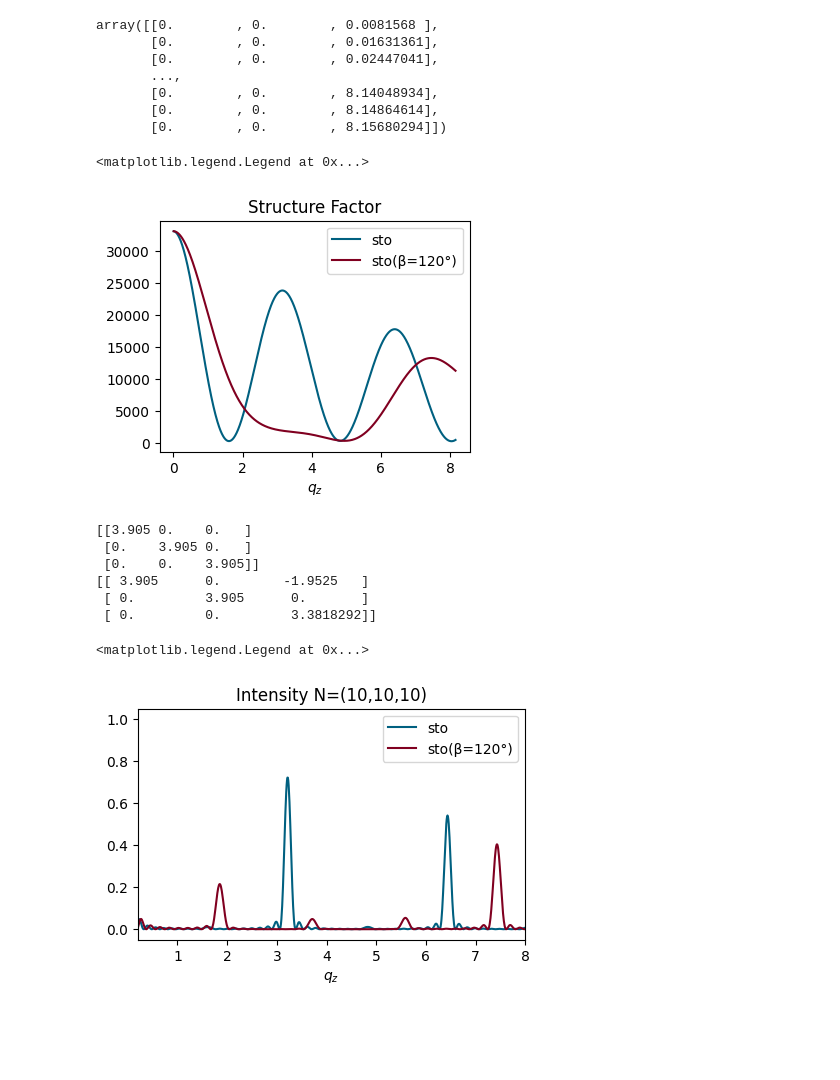
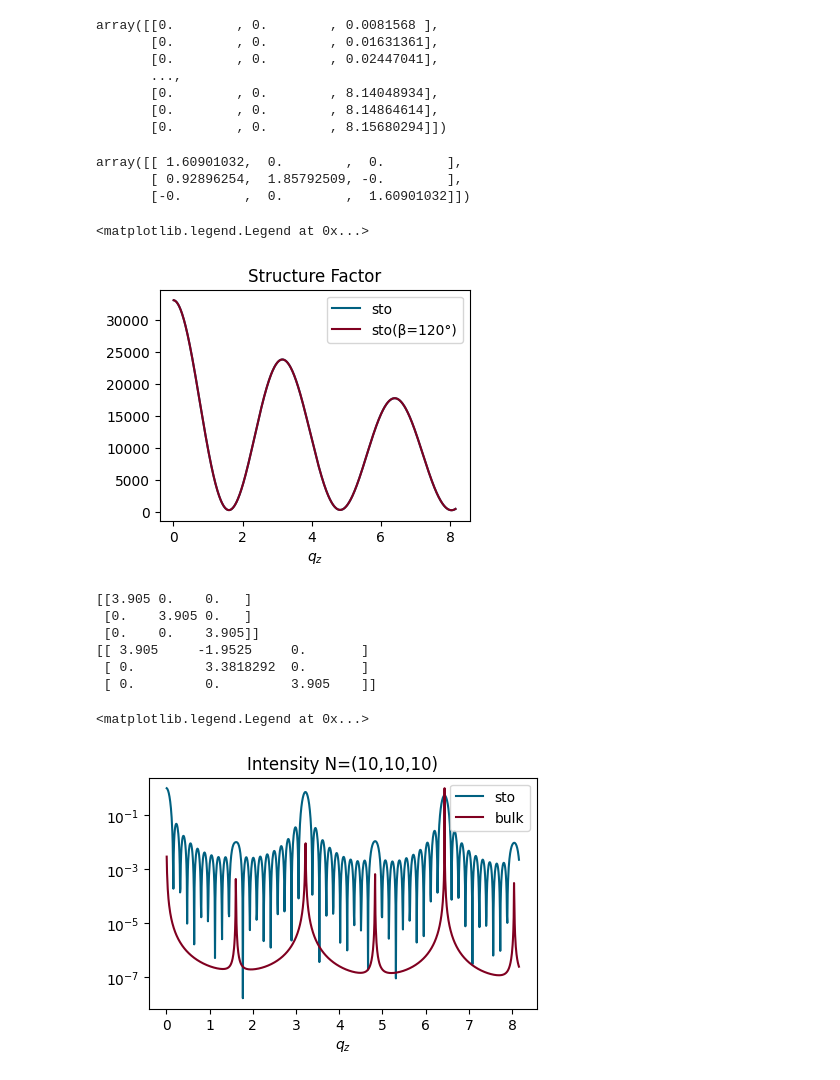
Before and after one commit to SeongSihun/CTR, a Jupyter notebook: Fixing.ipynb, the cells around one changed output. Drawn from its saved outputs; the diff is of its cells as text; code cells hidden in the pictures; blank space fills up the shorter version.

```diff
--- a/Fixing.ipynb
+++ b/Fixing.ipynb
@@ -97,11 +119,13 @@ array([[0.        , 0.        , 0.0081568 ],
 sto = Perovskite(abc=(3.905, 3.905, 3.905), ABO=(Sr, Ti, O))
 # sio = Perovskite(abc=Molecule.pseudocubic(5.64, 5.69, 7.94), ABO=(Sr, Ir, O))
 
-test = Molecule(lattice=(3.905, 3.905, 3.905, 90, 120, 90), structure=sto.structure)
+test = Molecule(lattice=(3.905, 3.905, 3.905, 90, 90, 120), structure=sto.structure)
 # test2 = Perovskite(abc=(3.905, 3.905, 3.905*np.sqrt(3)/2), ABO=(Sr, Ti, O))
 
 #
 STO = Film(sto, (10,10,10))
-# SIO = Film(sio, (10,10,10))
+BULK = Film(sto, (10,10,inf))
 TEST = Film(test, (10,10,10))
-# TEST2 = Film(test2, (10,10,10))
+
+T1 = STO/STO(0,0,1)
+T2 = Film(sto, (10,10,20))
@@ -111,3 +132,9 @@ TEST = Film(test, (10,10,10))
+# %%
+test.rmap
+# %% [output]
+array([[ 1.60901032,  0.        ,  0.        ],
+       [ 0.92896254,  1.85792509, -0.        ],
+       [-0.        ,  0.        ,  1.60901032]])
 # %%
 plt.close()
 plt.figure(figsize=(4,3))
@@ -118,7 +145,7 @@ plt.xlabel('$q_z$')
 plt.legend()
 # %% [output]
 <matplotlib.legend.Legend at 0x...>
-[figure, old version]
+[figure, new version]
 # %%
 print(sto.map)
 print(test.map)
@@ -126,18 +153,20 @@ print(test.map)
 [[3.905 0.    0.   ]
  [0.    3.905 0.   ]
  [0.    0.    3.905]]
-[[ 3.905      0.        -1.9525   ]
- [ 0.         3.905      0.       ]
- [ 0.         0.         3.3818292]]
+[[ 3.905     -1.9525     0.       ]
+ [ 0.         3.3818292  0.       ]
+ [ 0.         0.         3.905    ]]
 # %%
 plt.close()
 plt.figure(figsize=(5,3))
 plt.title('Intensity N=(10,10,10)')
-plt.plot(XRD.qz, STO|XRD, label='sto', color='#006080')
-plt.plot(XRD.qz, TEST|XRD, label='sto(β=120°)', color='#800020')
-plt.xlim([0.2, 8])
+plt.semilogy(XRD.qz, STO|XRD, label='sto', color='#006080')
+plt.semilogy(XRD.qz, BULK|XRD, label='bulk', color='#800020')
+
+# plt.plot(XRD.qz, TEST|XRD, label='sto(β=120°)', color='#800020')
+# plt.xlim([0.2, 8])
 plt.xlabel('$q_z$')
 plt.legend()
 # %% [output]
 <matplotlib.legend.Legend at 0x...>
-[figure, old version]
+[figure, new version]
```
Also changed, not shown: parts of 7 cells of this notebook, 6 other files.
